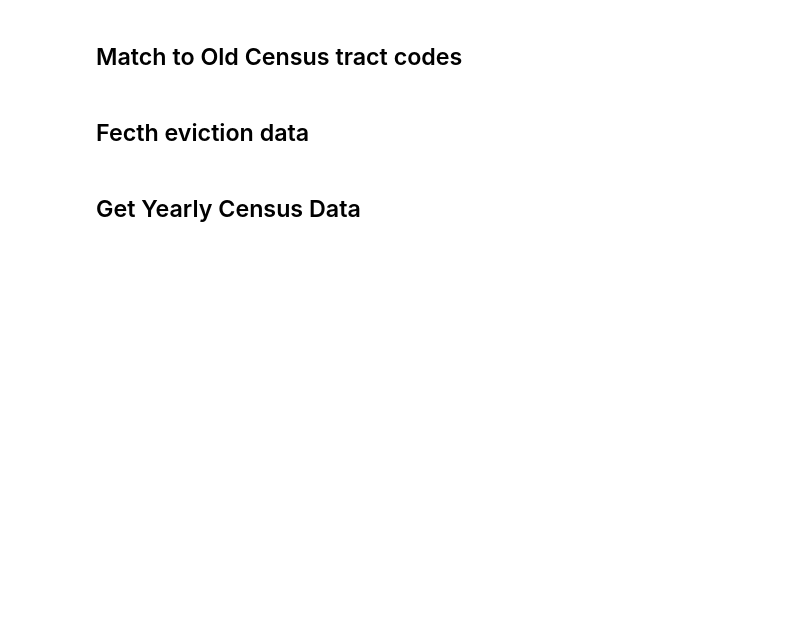
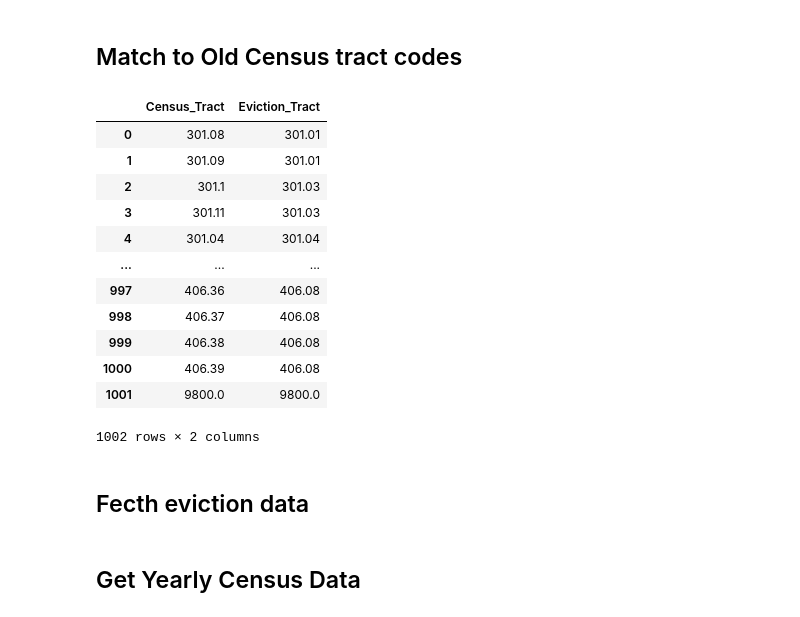
Before and after one commit to VerneShi/Atlanta_Eviction_Prediction, a Jupyter notebook: final_prediction.ipynb, the cells around one changed output. Cells and saved outputs as stored; diff of their text form; code cells hidden in the pictures; blank space fills up the shorter version.

```diff
--- a/final_prediction.ipynb
+++ b/final_prediction.ipynb
@@ -69,3 +34,30 @@ tract_id_difference = tract_id_difference[1:].reset_index(drop=True)
+# %%
+# merge all counties id into one
+worksheet1 = pd.read_excel('https://raw.githubusercontent.com/VerneShi/Atlanta_Eviction_Prediction/main/datasets/cobb_county_new_tract.xlsx')
+worksheet2 = pd.read_excel('https://raw.githubusercontent.com/VerneShi/Atlanta_Eviction_Prediction/main/datasets/DeKalb_county_new_tract.xlsx')
+worksheet3 = pd.read_excel('https://raw.githubusercontent.com/VerneShi/Atlanta_Eviction_Prediction/main/datasets/fulton_county_new_tract.xlsx')
+worksheet4 = pd.read_excel('https://raw.githubusercontent.com/VerneShi/Atlanta_Eviction_Prediction/main/datasets/gwinnet_county_new_tract.xlsx')
+worksheet5 = pd.read_excel('https://raw.githubusercontent.com/VerneShi/Atlanta_Eviction_Prediction/main/datasets/clayton_county_new_tract.xlsx')
+
+tract_id_difference = pd.concat([worksheet1, worksheet2, worksheet3, worksheet4, worksheet5], ignore_index=True)
+tract_id_difference['Census_Tract'] = tract_id_difference['Census_Tract'].astype(object)
+tract_id_difference['Eviction_Tract'] = tract_id_difference['Eviction_Tract'].astype(object)
+# %%
+tract_id_difference
+# %% [output]
+|  | Census_Tract | Eviction_Tract |
+| 0 | 301.08 | 301.01 |
+| 1 | 301.09 | 301.01 |
+| 2 | 301.1 | 301.03 |
+| 3 | 301.11 | 301.03 |
+| 4 | 301.04 | 301.04 |
+| ... | ... | ... |
+| 997 | 406.36 | 406.08 |
+| 998 | 406.37 | 406.08 |
+| 999 | 406.38 | 406.08 |
+| 1000 | 406.39 | 406.08 |
+| 1001 | 9800.0 | 9800.0 |
+1002 rows × 2 columns
 # %% [markdown]
 ## Fecth eviction data
 # %%
```
Also changed, not shown: parts of 4 cells of this notebook, 6 other files.
